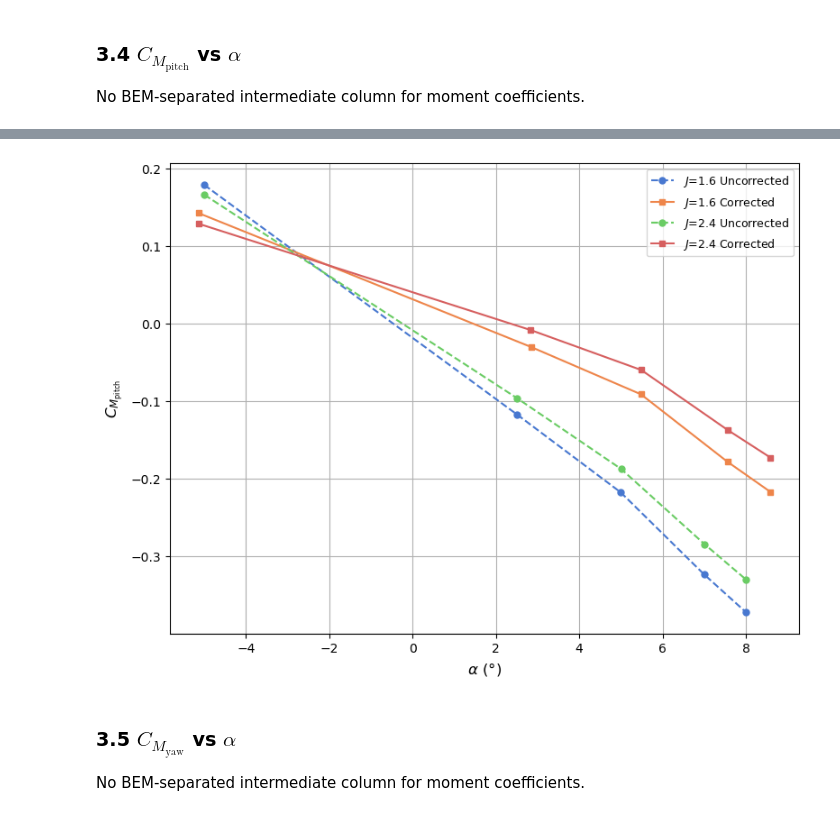
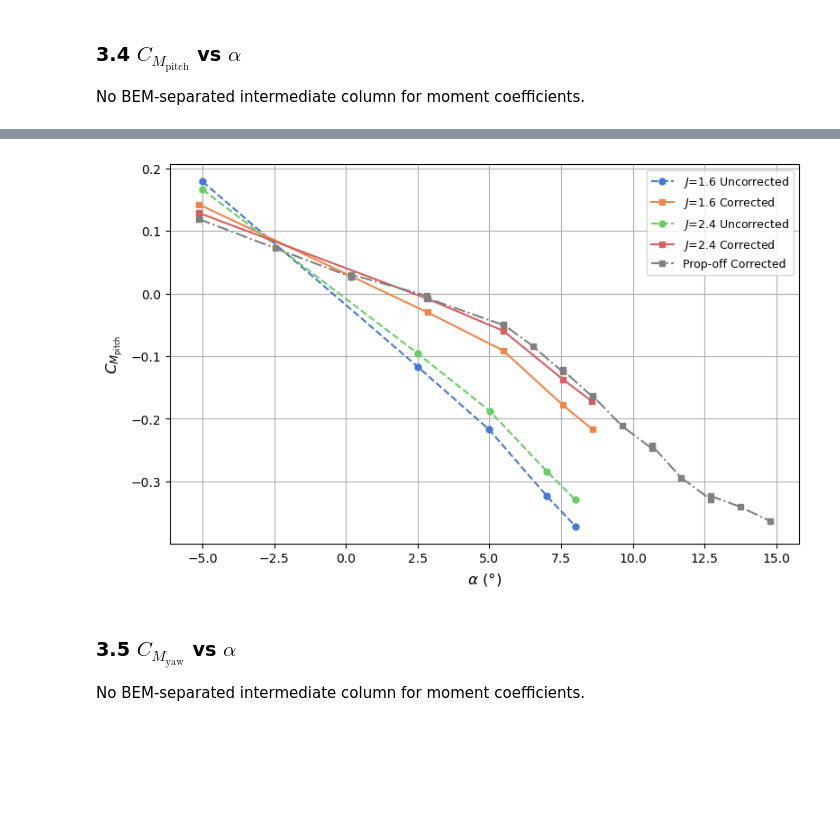
Before and after one commit to DCdeJong2002/Group_15_Redo_BAL, a Jupyter notebook: correction_comparison.ipynb, the cells around one changed output, grey strips where cells are left out. Cells and saved outputs as stored; diff of their text form; code cells hidden in the pictures; blank space fills up the shorter version.

```diff
--- a/correction_comparison.ipynb
+++ b/correction_comparison.ipynb
@@ -35,15 +35,17 @@ df_on_BEM = pd.read_csv(r"CORRECTIONS_FINAL\results_propOn_FINAL\propOn_final_BE
 df_off = pd.read_csv(r"CORRECTIONS_FINAL\results_propOff_FINAL\propOff_final.csv")
 
 # ── Global plot settings ──────────────────────────────────────────────────────
-FIGSIZE_COMP = (8, 6)
+J_VALUES_PLOT = []  # J values to include in plots (full alpha sweeps available)
+FIGSIZE_COMP = (8, 5)
 SAVE_RES   = 300
 SHOW_TITLE = False
+PLOT_PROPOFF_ON_J_PLOTS = True   # overlay prop-off corrected line on per-J and combined figures
 PLOT_DIR   = os.path.join(os.path.dirname(os.path.abspath("__file__")),
                           "correction_comparison_plots")
 os.makedirs(PLOT_DIR, exist_ok=True)
 
 mpl.rcParams["axes.labelsize"]  = 12
-mpl.rcParams["legend.fontsize"] = 10
+mpl.rcParams["legend.fontsize"] = 11
 mpl.rcParams["xtick.labelsize"] = 10
 mpl.rcParams["ytick.labelsize"] = 10
 mpl.rcParams["axes.titlesize"]  = 12
@@ -624,6 +728,17 @@ for j_val in J_COMBINED:
             color=COLORS[color_idx + 2], label=fr"$J$={j_val} Corrected")
     color_idx += 3
 
+if PLOT_PROPOFF_ON_J_PLOTS and False:
+    grp_off = df_off[
+        (df_off["V_round"]   == 40) &
+        (df_off["AoS_round"] == 0)  &
+        (df_off["dR"]        == 0)  &
+        (df_off["dE"]        == 0)
+    ].copy().sort_values("AoA_FINAL")
+    ax.plot(grp_off["AoA_FINAL"], grp_off["CYaw_FINAL"],
+            marker=MK_COR, markersize=MS - 1, linestyle="-.",
+            color="gray", label="Prop-off Corrected")
+
 ax.set_xlabel(r"$\alpha$ (°)")
 ax.set_ylabel(r"$C_\mathrm{Yaw}$")
 if SHOW_TITLE:
@@ -642,6 +757,8 @@ No BEM-separated intermediate column for moment coefficients.
 # %%
 # -- Prop-on: CMpitch vs AoA -- individual figure per J (all J values)
 j_values_all = sorted(df_on["J_round"].unique())
+if J_VALUES_PLOT is not None:
+    j_values_all = [j for j in j_values_all if j in J_VALUES_PLOT]
 
 for j_val in j_values_all:
     grp = df_on[
@@ -666,6 +783,17 @@ for j_val in j_values_all:
     ax.set_ylabel(r"$C_{M_\mathrm{pitch}}$")
     if SHOW_TITLE:
         ax.set_title(fr"$C_{{M_\mathrm{{pitch}}}}$ vs $\alpha$ -- Prop-on ($J$ = {j_val})")
+    if PLOT_PROPOFF_ON_J_PLOTS:
+        grp_off = df_off[
+            (df_off["V_round"]   == 40) &
+            (df_off["AoS_round"] == 0)  &
+            (df_off["dR"]        == 0)  &
+            (df_off["dE"]        == 0)
+        ].copy().sort_values("AoA_FINAL")
+        ax.plot(grp_off["AoA_FINAL"], grp_off["CMpitch_FINAL"],
+                marker=MK_COR, markersize=MS - 1, linestyle="-.",
+                color="gray", label="Prop-off Corrected")
+
     ax.legend()
     ax.grid(True)
     plt.tight_layout()
@@ -689,34 +808,45 @@ fig, ax = plt.subplots(figsize=FIGSIZE_COMP)
 
 color_idx = 0
 for j_val in J_COMBINED:
     grp = df_on[
         (df_on["V_round"]   == 40) &
         (df_on["AoS_round"] == 0)  &
         (df_on["dR"]        == 0)  &
         (df_on["J_round"]   == j_val)
     ].copy().sort_values("AoA_round")
     if grp.empty:
         print(f"No data for J={j_val}"); continue
 
     ax.plot(grp["AoA"].to_numpy(dtype=float), grp["CMpitch"].to_numpy(dtype=float),
             marker=MK_RAW, markersize=MS, linestyle=LS_RAW,
             color=COLORS[color_idx], label=fr"$J$={j_val} Uncorrected")
     ax.plot(grp["AoA_FINAL"].to_numpy(dtype=float), grp["CMpitch_FINAL"].to_numpy(dtype=float),
             marker=MK_COR, markersize=MS, linestyle=LS_COR,
             color=COLORS[color_idx + 1], label=fr"$J$={j_val} Corrected")
     color_idx += 2
 
+if PLOT_PROPOFF_ON_J_PLOTS:
+    grp_off = df_off[
+        (df_off["V_round"]   == 40) &
+        (df_off["AoS_round"] == 0)  &
+        (df_off["dR"]        == 0)  &
+        (df_off["dE"]        == 0)
+    ].copy().sort_values("AoA_FINAL")
+    ax.plot(grp_off["AoA_FINAL"], grp_off["CMpitch_FINAL"],
+            marker=MK_COR, markersize=MS - 1, linestyle="-.",
+            color="gray", label="Prop-off Corrected")
+
 ax.set_xlabel(r"$\alpha$ (°)")
 ax.set_ylabel(r"$C_{M_\mathrm{pitch}}$")
 if SHOW_TITLE:
     ax.set_title(r"$C_{M_\mathrm{pitch}}$ vs $\alpha$ -- Prop-on, $J$ = 1.6 & 2.4 (V = 40 m/s, $\beta$ = 0°, $\delta_r$ = 0°)")
 ax.legend(fontsize=9)
 ax.grid(True)
 plt.tight_layout()
 plt.savefig(os.path.join(PLOT_DIR, "propon_CMpitch_vs_AoA_J16_J24_combined.png"), dpi=SAVE_RES)
 plt.show()
 # %% [output]
-[figure, old version]
+[figure, new version]
 # %% [markdown]
 ### 3.5  $C_{M_\mathrm{yaw}}$ vs $\alpha$
 
```
Also changed, not shown: parts of 28 cells of this notebook, 50 other files.
